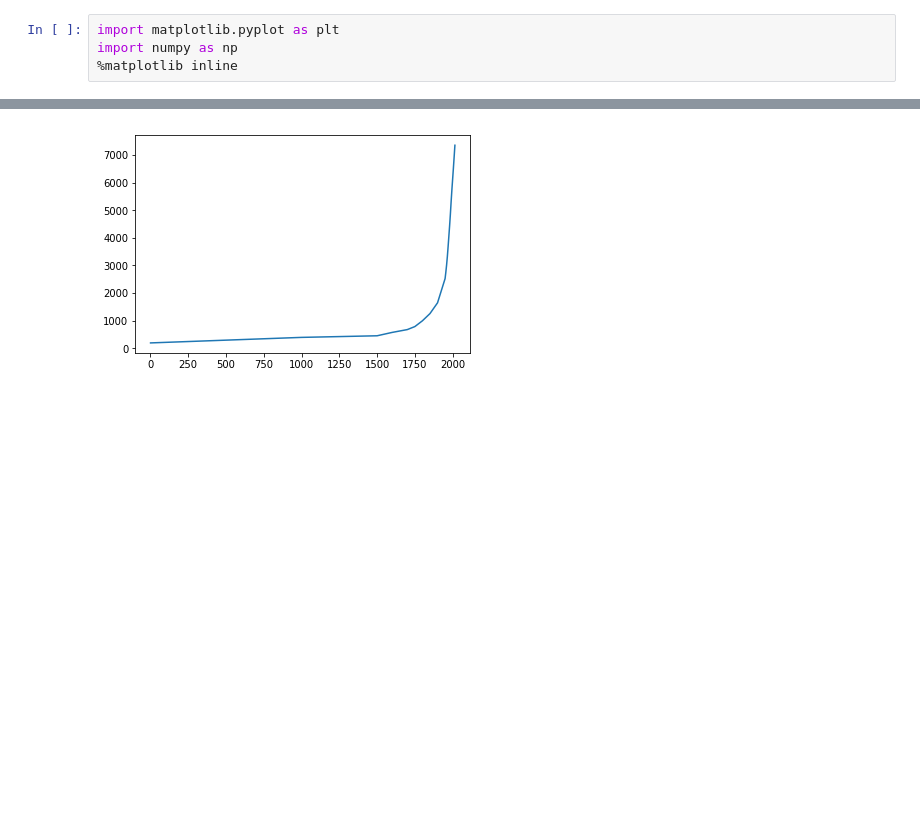
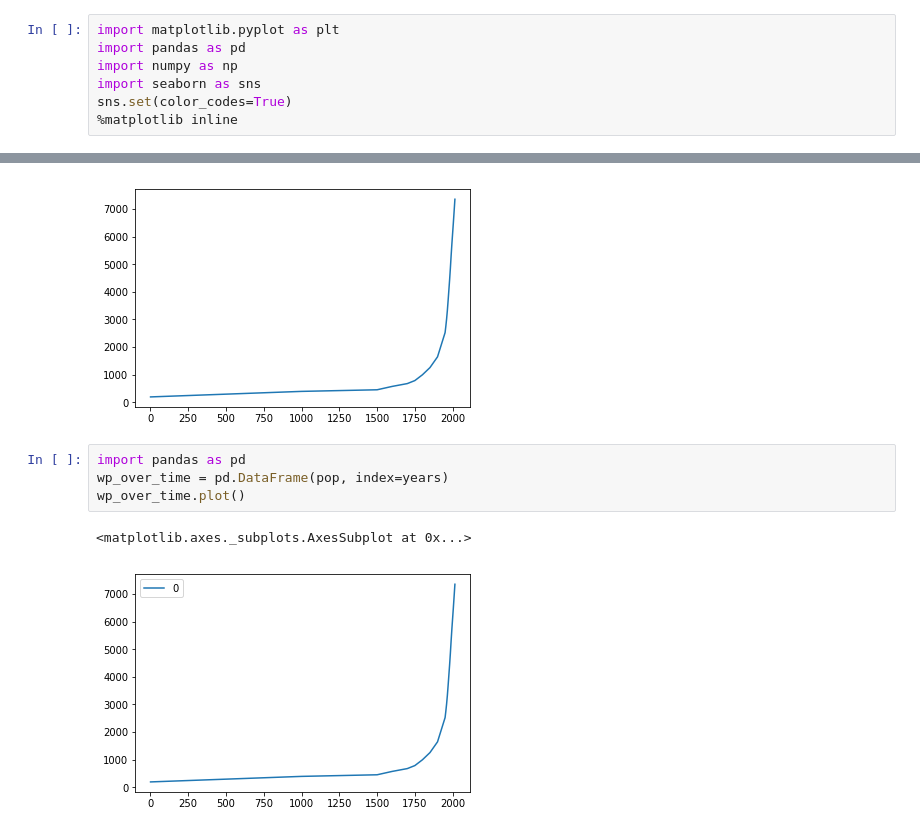
Before and after one commit to jhonasttan/pythonBegToAdClass, a Jupyter notebook: sect14-project9-DataVisiualization/mainNoteBook.ipynb, the cells around one changed output, grey strips where cells are left out. Drawn from its saved outputs; the diff is of its cells as text; blank space fills up the shorter version.

```diff
--- a/sect14-project9-DataVisiualization/mainNoteBook.ipynb
+++ b/sect14-project9-DataVisiualization/mainNoteBook.ipynb
@@ -1,6 +1,9 @@
 # %%
 import matplotlib.pyplot as plt
+import pandas as pd
 import numpy as np
+import seaborn as sns
+sns.set(color_codes=True)
 %matplotlib inline
 # %%
 years = [1, 1000, 1500, 1600, 1700, 1750, 1800, 1850, 1900]
@@ -13,3 +16,10 @@ plt.plot(years, pop)
 # %% [output]
 [<matplotlib.lines.Line2D at 0x...>]
 [figure]
+# %%
+import pandas as pd
+wp_over_time = pd.DataFrame(pop, index=years)
+wp_over_time.plot()
+# %% [output]
+<matplotlib.axes._subplots.AxesSubplot at 0x...>
+[figure, added]
```
Also changed, not shown: parts of 6 cells of this notebook, 1 other file.
